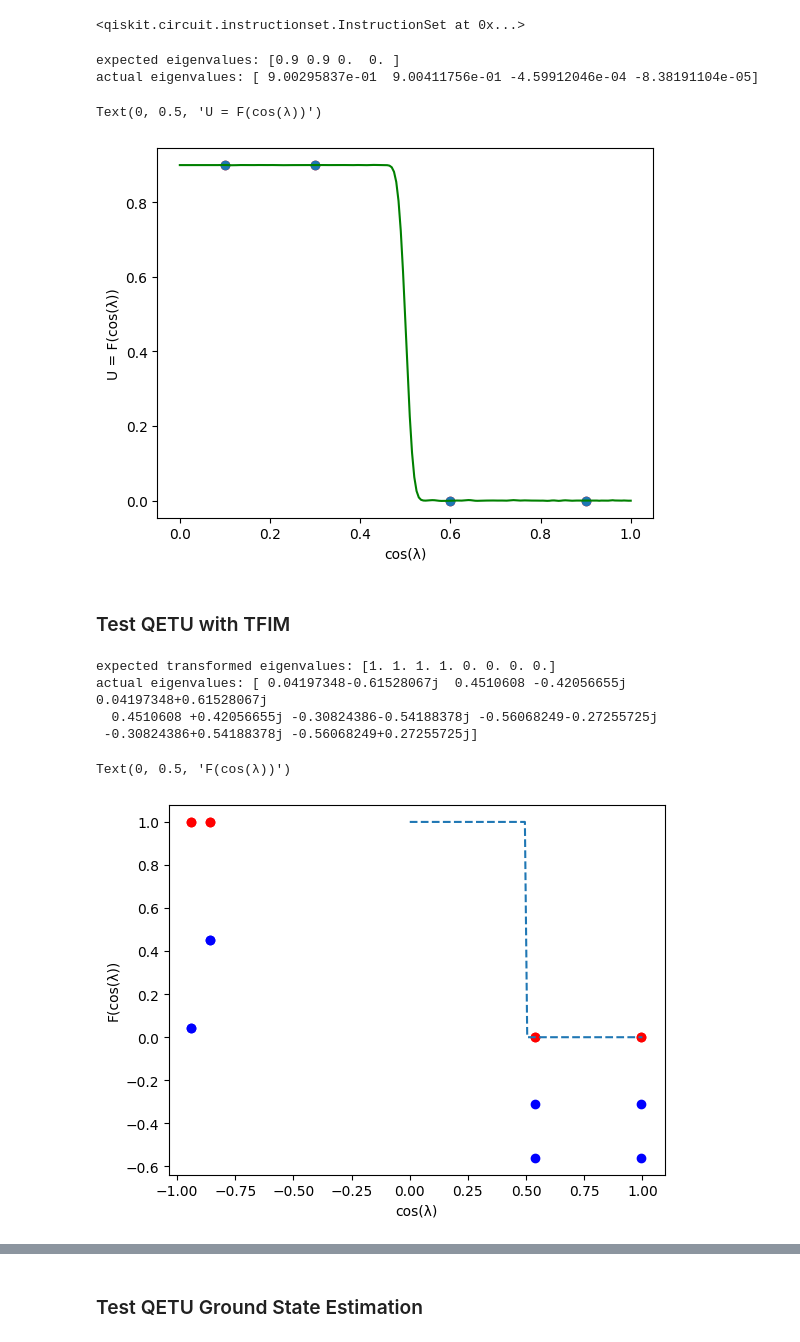
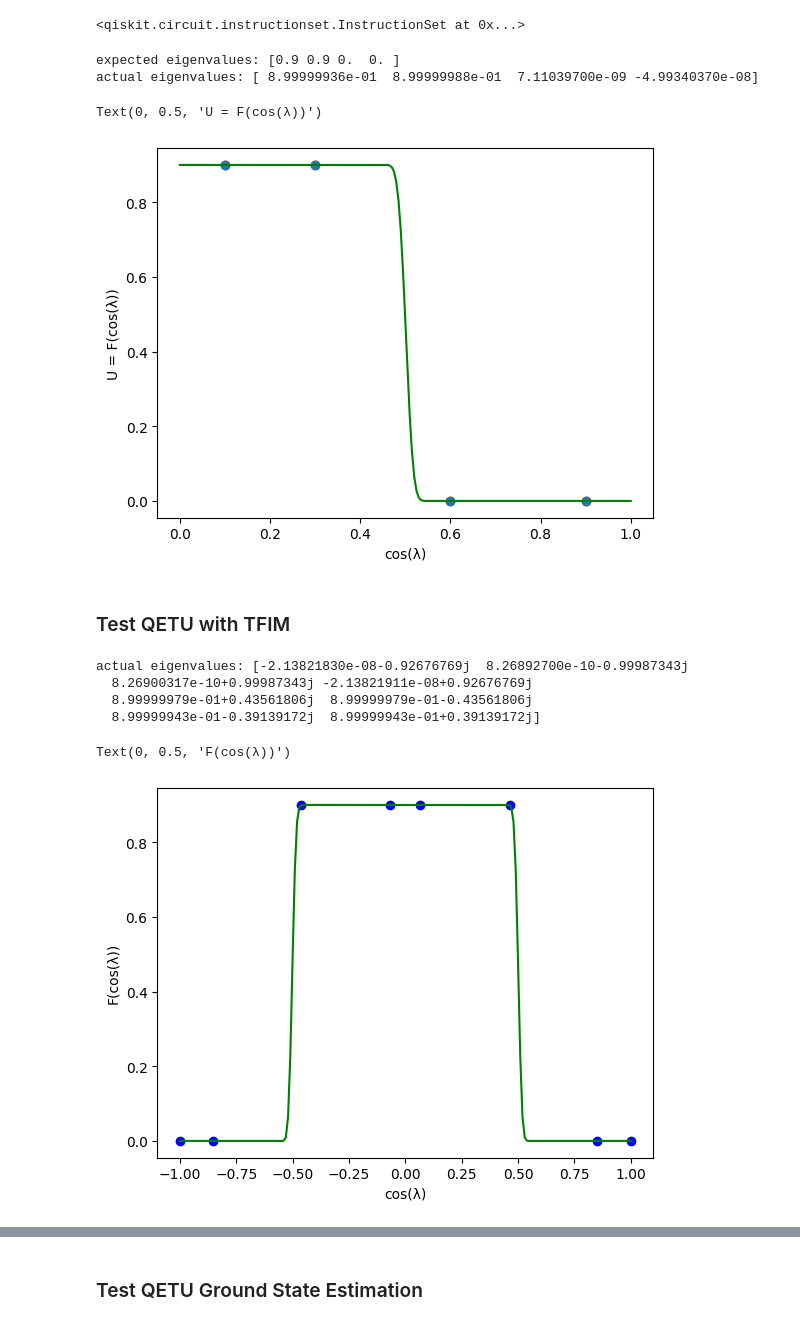
Before and after one commit to thilomueller/QETU, a Jupyter notebook: test_qetu.ipynb, the cells around one changed output, grey strips where cells are left out. Drawn from its saved outputs; the diff is of its cells as text; code cells hidden in the pictures.

Commit message:
calculate eigenval interval based on spectral gap

```diff
--- a/test_qetu.ipynb
+++ b/test_qetu.ipynb
@@ -148,3 +116,6 @@ step_function_qsp_angles = [
+# %%
+mat_step_func = scipy.io.loadmat('phase_angles/step_function.mat')['phi_proc']
+step_function_qsp_angles = list(itertools.chain.from_iterable(mat_step_func))
 # %%
 def target_heaviside(x, scale=1):
     """
@@ -211,41 +182,44 @@ plt.xlabel("cos(λ)")
 plt.ylabel("U = F(cos(λ))")
 # %% [output]
 expected eigenvalues: [0.9 0.9 0.  0. ]
-actual eigenvalues: [ 9.00295837e-01  9.00411756e-01 -4.59912046e-04 -8.38191104e-05]
+actual eigenvalues: [ 8.99999936e-01  8.99999988e-01  7.11039700e-09 -4.99340370e-08]
 Text(0, 0.5, 'U = F(cos(λ))')
 [figure]
 # %% [markdown]
 ### Test QETU with TFIM
 # %%
-delta_t = 0.32888005677703863
-tfim = TFIM(3, 1)
+delta_t = 1
+tfim = TFIM(3, 1.4)
 H = tfim.Hamiltonian
+H = transform_eigenvals(H)
 U = expm(-1j*delta_t*H)
-V = tfim.Trotterization(delta_t, 1, True)
+V = tfim.Trotterization(delta_t, 100, True)
 # %%
-U_qc = get_matrix(QETU(V, convert_SU2_to_Xrot(step_function_qsp_angles)))[0:8,0:8]
+U_qc = get_matrix(QETU(V, convert_Zrot_to_Xrot(step_function_qsp_angles)))[0:8,0:8]
 
 λ, v = np.linalg.eig(H)
 eigenvalues = λ
-expected_eigenvalues = target_heaviside(np.cos(λ.real))
 
-print("expected transformed eigenvalues: " + str(expected_eigenvalues))
 F_λ, F_v = np.linalg.eig(U_qc)
-actual_eigenvalues = F_λ
+actual_eigenvalues = F_λ * (-1)
 print("actual eigenvalues: " + str(actual_eigenvalues))
 
-x_list = np.linspace(0, 1, 201)
-plt.plot(x_list, target_heaviside(x_list), "--", label="target function")
+x_list = np.linspace(-1, 1, 201)
+QSP_list = []
+for x in x_list:
+    QSP_circuit = QSP(step_function_qsp_angles, x)
+    result = get_matrix(QSP_circuit)[0,0]
+    QSP_list.append(result)
 
-plt.scatter(x=np.cos(eigenvalues), y=expected_eigenvalues, color='r')
+plt.plot(x_list, QSP_list, color='g', label="expected function")
 plt.scatter(x=np.cos(eigenvalues), y=actual_eigenvalues, color='b')
 
 plt.xlabel("cos(λ)")
 plt.ylabel("F(cos(λ))")
 # %% [output]
-expected transformed eigenvalues: [1. 1. 1. 1. 0. 0. 0. 0.]
-actual eigenvalues: [ 0.04197348-0.61528067j  0.4510608 -0.42056655j  0.04197348+0.61528067j
-  0.4510608 +0.42056655j -0.30824386-0.54188378j -0.56068249-0.27255725j
- -0.30824386+0.54188378j -0.56068249+0.27255725j]
+actual eigenvalues: [-2.13821830e-08-0.92676769j  8.26892700e-10-0.99987343j
+  8.26900317e-10+0.99987343j -2.13821911e-08+0.92676769j
+  8.99999979e-01+0.43561806j  8.99999979e-01-0.43561806j
+  8.99999943e-01-0.39139172j  8.99999943e-01+0.39139172j]
 Text(0, 0.5, 'F(cos(λ))')
-[figure, old version]
+[figure, new version]
```
Also changed, not shown: parts of 11 cells of this notebook, 10 other files.
